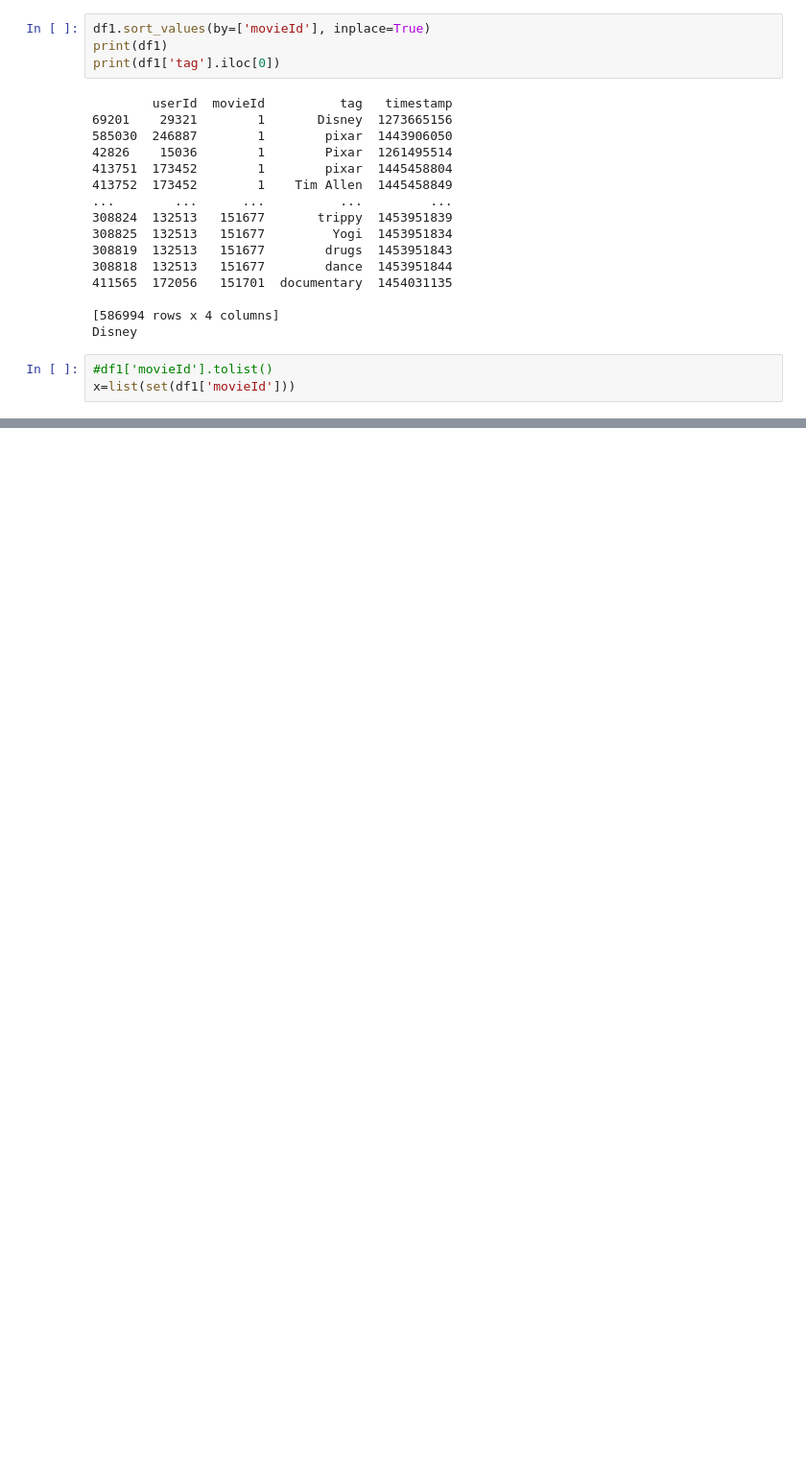
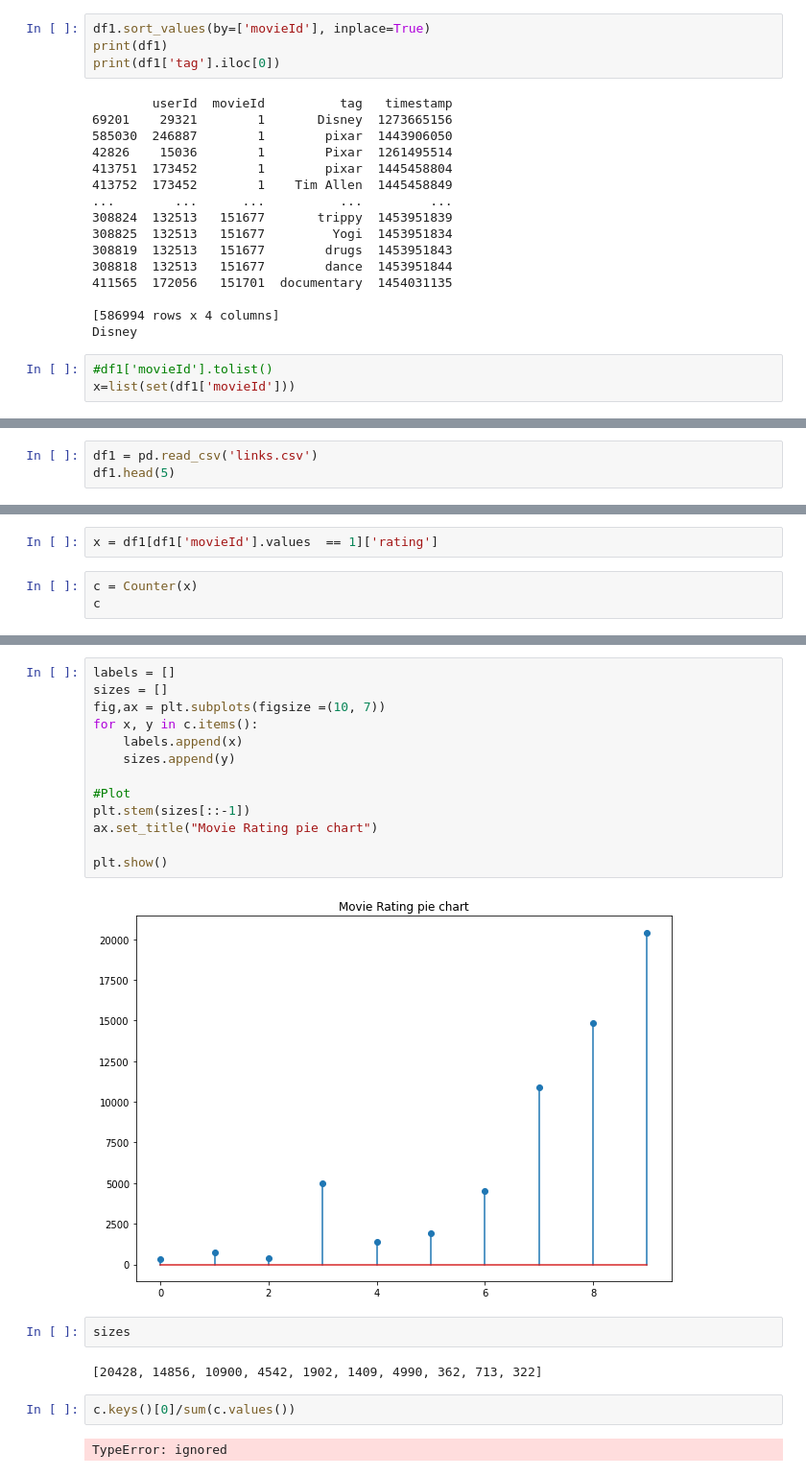
Before and after one commit to El-Wally/Movie-Recommender, a Jupyter notebook: MoviesRecommender.ipynb, the cells around one changed output, grey strips where cells are left out. Shown at 96% size. Cells and saved outputs as stored; diff of their text form; blank space fills up the shorter version.

```diff
--- a/MoviesRecommender.ipynb
+++ b/MoviesRecommender.ipynb
@@ -236,0 +307,3 @@ x.drop(['movId','movieId','timestamp','userId'], axis=1)
+# %%
+df1 = pd.read_csv('links.csv')
+df1.head(5)
@@ -236,0 +399,5 @@ x.drop(['movId','movieId','timestamp','userId'], axis=1)
+# %%
+x = df1[df1['movieId'].values  == 1]['rating']
+# %%
+c = Counter(x)
+c
@@ -236,0 +415,23 @@ x.drop(['movId','movieId','timestamp','userId'], axis=1)
+# %%
+labels = []
+sizes = []
+fig,ax = plt.subplots(figsize =(10, 7))
+for x, y in c.items():
+    labels.append(x)
+    sizes.append(y)
+
+#Plot
+plt.stem(sizes[::-1])
+ax.set_title("Movie Rating pie chart")
+
+plt.show()
+# %% [output]
+[figure, added]
+# %%
+sizes
+# %% [output]
+[20428, 14856, 10900, 4542, 1902, 1409, 4990, 362, 713, 322]
+# %%
+c.keys()[0]/sum(c.values())
+# %% [output]
+TypeError: ignored
```
Also changed, not shown: parts of 28 cells of this notebook.
